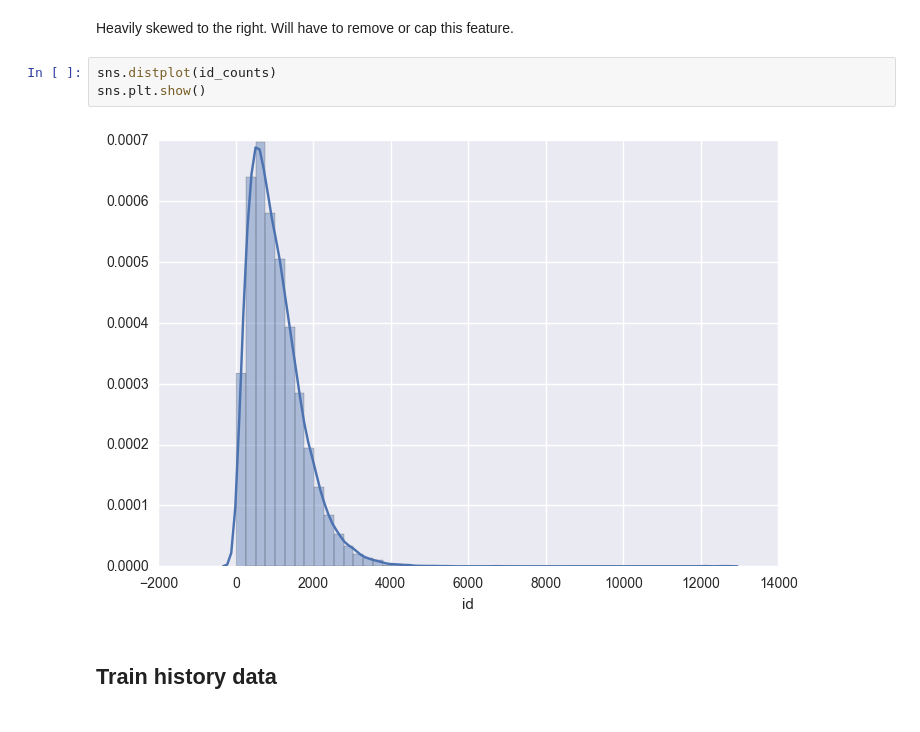
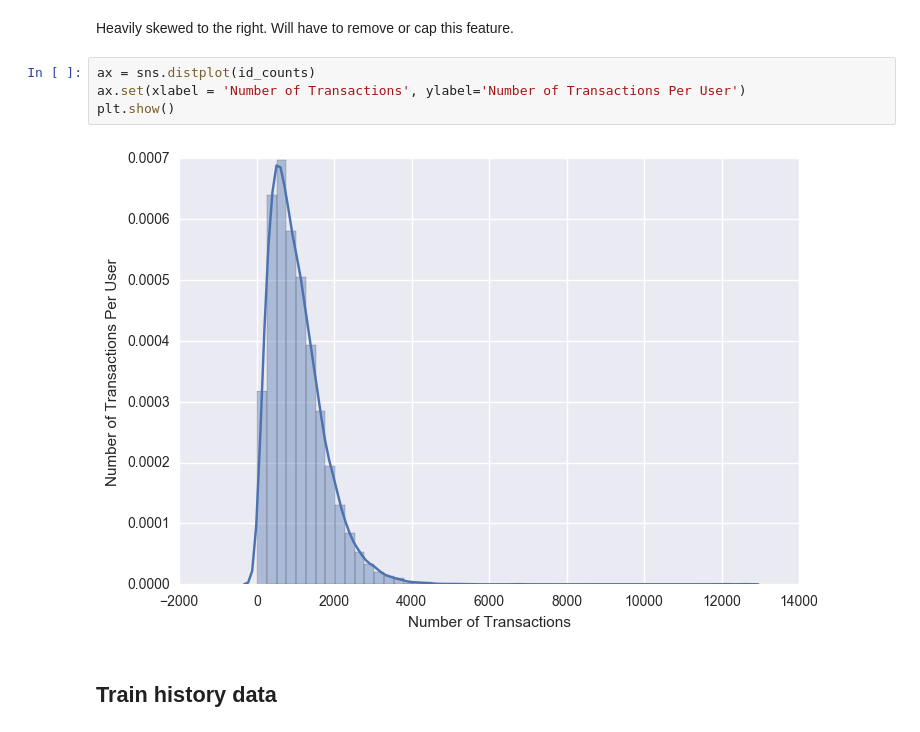
Before and after one commit to shivathudi/spark_rads, a Jupyter notebook: notebooks/EDA.ipynb, the cells around one changed output. Saved outputs shown, nothing was run; the diff lists cells and outputs as text.

```diff
--- a/notebooks/EDA.ipynb
+++ b/notebooks/EDA.ipynb
@@ -232,11 +233,12 @@ max      12609.000000
 Name: id, dtype: float64
 # %% [markdown]
 Heavily skewed to the right. Will have to remove or cap this feature.
-# %%
-sns.distplot(id_counts)
-sns.plt.show()
-# %% [output]
-[figure, removed]
+# %%
+ax = sns.distplot(id_counts)
+ax.set(xlabel = 'Number of Transactions', ylabel='Number of Transactions Per User')
+plt.show()
+# %% [output]
+[figure, added]
 # %% [markdown]
 ## Train history data
 # %%
```
Also changed, not shown: parts of 36 cells of this notebook.
